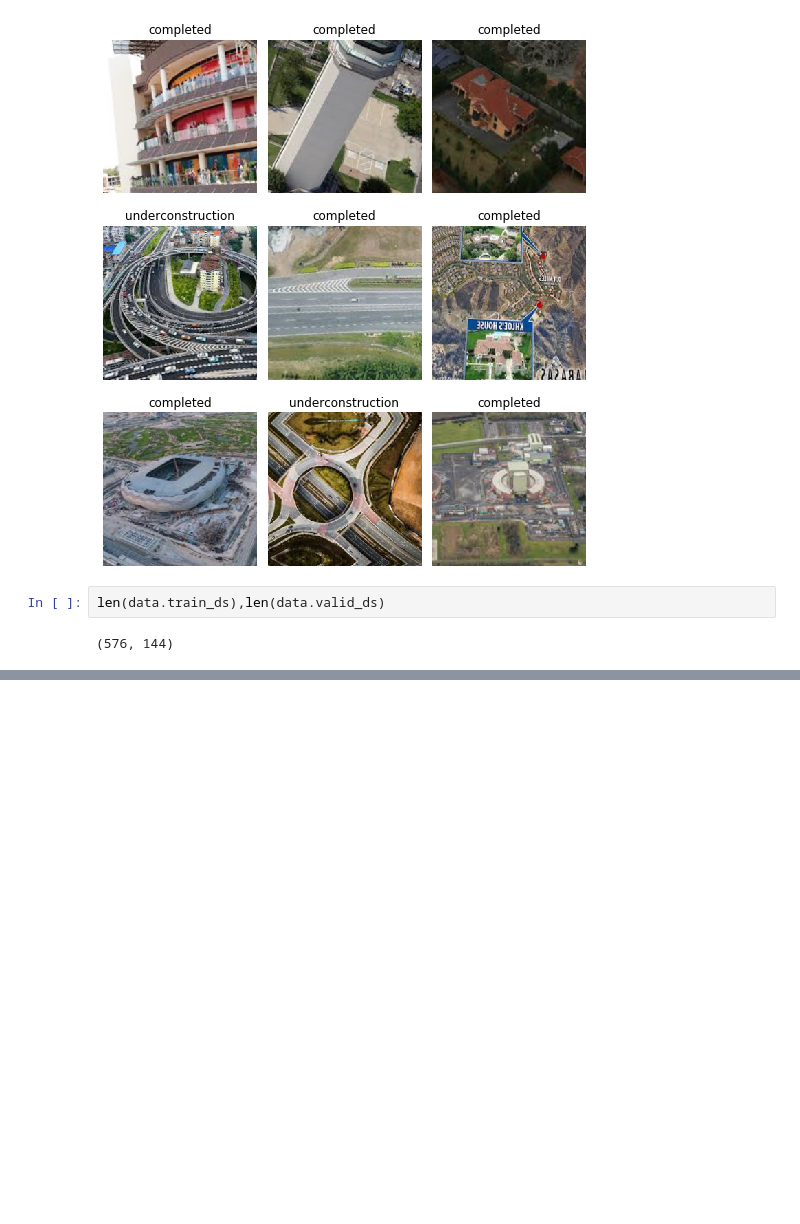
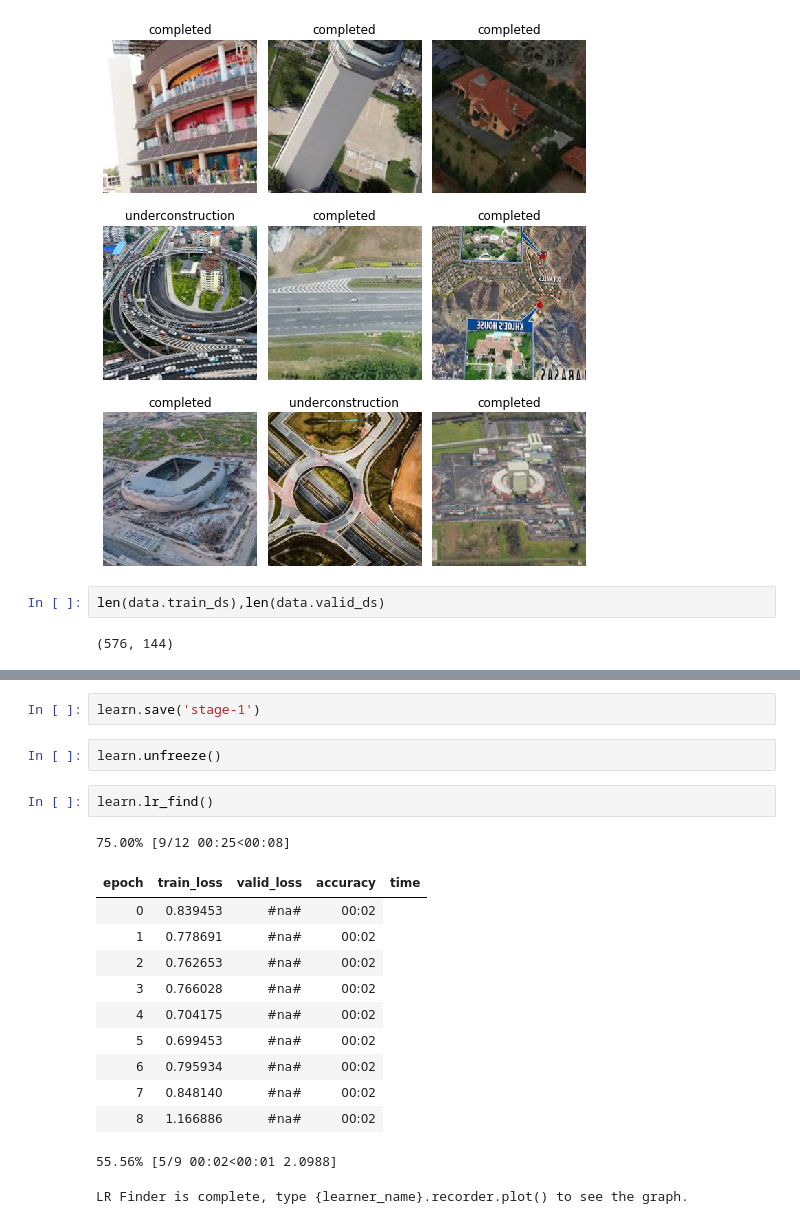
Before and after one commit to mrdvince/axon, a Jupyter notebook: fastai/data cleaning and sgd from scratch.ipynb, the cells around one changed output, grey strips where cells are left out. Cells and saved outputs as stored; diff of their text form; blank space fills up the shorter version.

```diff
--- a/fastai/data cleaning and sgd from scratch.ipynb
+++ b/fastai/data cleaning and sgd from scratch.ipynb
@@ -67,0 +73,20 @@ learn.fit_one_cycle()
+# %%
+learn.save('stage-1')
+# %%
+learn.unfreeze()
+# %%
+learn.lr_find()
+# %% [output]
+75.00% [9/12 00:25<00:08]
+| epoch | train_loss | valid_loss | accuracy | time |
+| 0 | 0.839453 | #na# | 00:02 |
+| 1 | 0.778691 | #na# | 00:02 |
+| 2 | 0.762653 | #na# | 00:02 |
+| 3 | 0.766028 | #na# | 00:02 |
+| 4 | 0.704175 | #na# | 00:02 |
+| 5 | 0.699453 | #na# | 00:02 |
+| 6 | 0.795934 | #na# | 00:02 |
+| 7 | 0.848140 | #na# | 00:02 |
+| 8 | 1.166886 | #na# | 00:02 |
+55.56% [5/9 00:02<00:01 2.0988]
+LR Finder is complete, type {learner_name}.recorder.plot() to see the graph.
```
Also changed, not shown: parts of 14 cells of this notebook.
